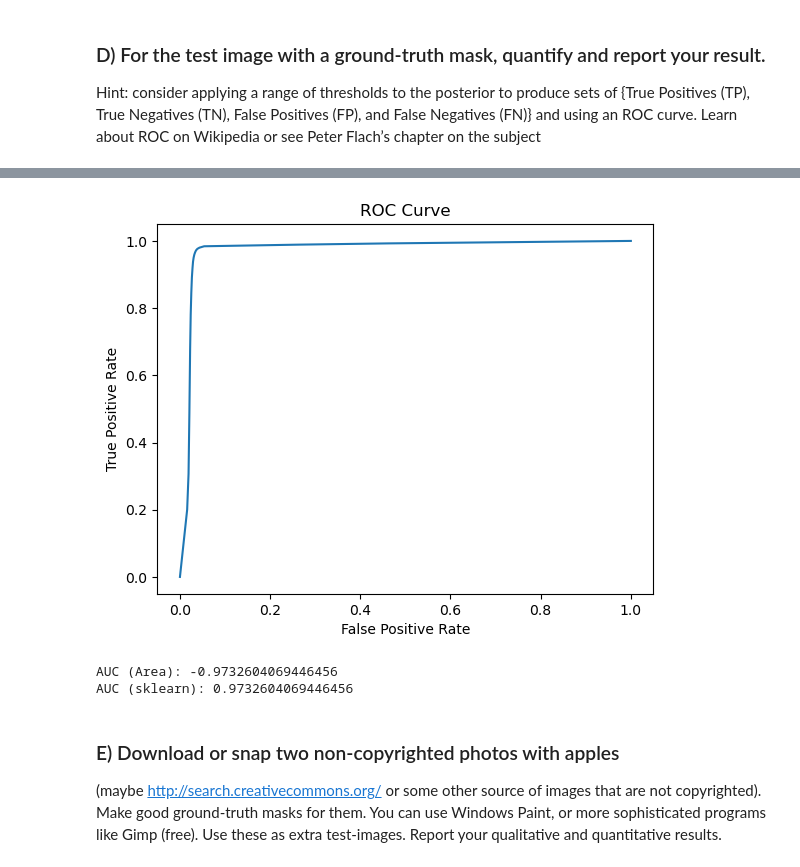
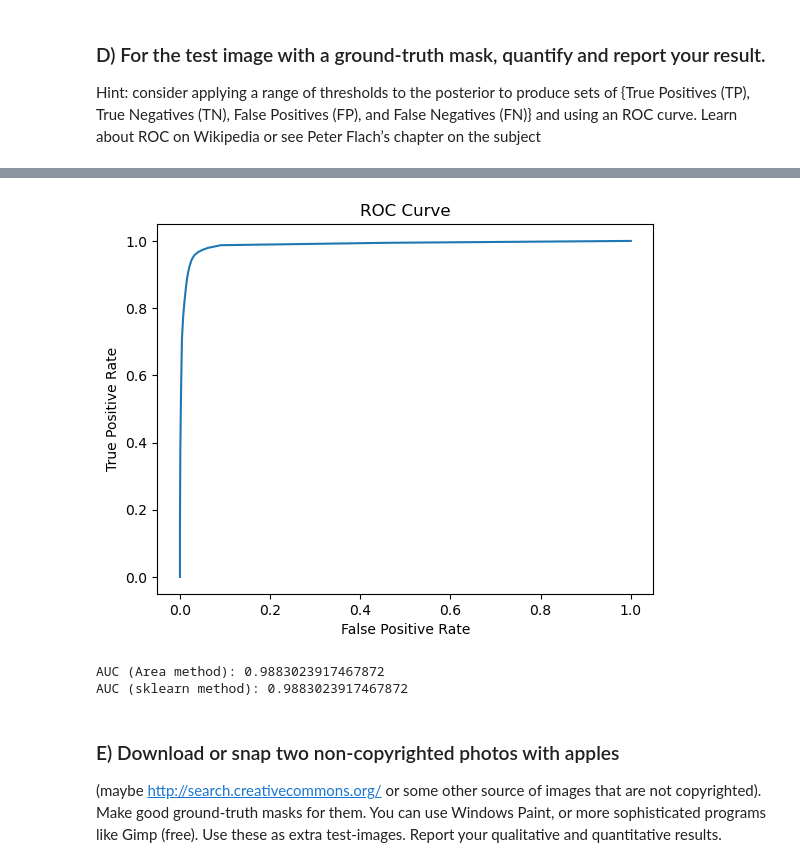
Before and after one commit to swirling-wind/MachineVision_CourseWork01, a Jupyter notebook: practicalMixGauss_Apples.ipynb, the cells around one changed output, grey strips where cells are left out. Cells and saved outputs as stored; diff of their text form; code cells hidden in the pictures.

```diff
--- a/practicalMixGauss_Apples.ipynb
+++ b/practicalMixGauss_Apples.ipynb
@@ -108,7 +108,7 @@ def fitMixGauss(data, k):
 
     logLike = getMixGaussLogLike(data, mixGaussEst)
     print('Log Likelihood Iter 0 : {:4.3f}\n'.format(logLike))
-    nIter = 30
+    nIter = 32
     for cIter in range(nIter):
         # ===================== =====================
         # Expectation step
@@ -270,20 +267,19 @@ plt.show()
 # %%
-threshold_list = np.linspace(0, 1, 20)
-roc_list = []
-tpr_list = []
-fpr_list = []
-for threshold in threshold_list:
-    print(f"Threshold: {threshold}")
-    test_with_gt_inference = inference_mask(test_image_with_gt, apple_mog_estimated, non_apple_mog_estimated, threshold)
+def calculate_roc(test_image_with_gt, test_gt_mask, apple_mog_estimated, non_apple_mog_estimated):
+    tpr_list = []
+    fpr_list = []
+    threshold_list = np.linspace(0, 1, 20)
+    for threshold in threshold_list:
+        test_with_gt_inference = inference_mask(test_image_with_gt, apple_mog_estimated, non_apple_mog_estimated, threshold=threshold)
+        print(f"Threshold: {threshold}")
+        true_pos = np.sum(np.logical_and(test_gt_mask, test_with_gt_inference))
+        true_neg = np.sum(np.logical_and(np.logical_not(test_gt_mask), np.logical_not(test_with_gt_inference)))
+        false_pos = np.sum(np.logical_and(np.logical_not(test_gt_mask), test_with_gt_inference))
+        false_neg = np.sum(np.logical_and(test_gt_mask, np.logical_not(test_with_gt_inference)))
 
-    true_pos = np.sum(np.logical_and(test_gt_mask, test_with_gt_inference))
-    true_neg = np.sum(np.logical_and(np.logical_not(test_gt_mask), np.logical_not(test_with_gt_inference)))
-    false_pos = np.sum(np.logical_and(np.logical_not(test_gt_mask), test_with_gt_inference))
-    false_neg = np.sum(np.logical_and(test_gt_mask, np.logical_not(test_with_gt_inference)))
+        tpr = true_pos / (true_pos + false_neg)
+        fpr = false_pos / (false_pos + true_neg)
+        tpr_list.append(tpr)
+        fpr_list.append(fpr)
 
-    # calculate roc
-    tpr = true_pos / (true_pos + false_neg)
-    fpr = false_pos / (false_pos + true_neg)
-    tpr_list.append(tpr)
-    fpr_list.append(fpr)
-    roc_list.append([tpr, fpr])
+    return tpr_list, fpr_list
@@ -310,0 +286,2 @@ Threshold: 1.0
+# %%
+tpr_list, fpr_list = calculate_roc(test_image_with_gt, test_gt_mask, apple_mog_estimated, non_apple_mog_estimated)
@@ -311,23 +309,25 @@ Threshold: 1.0
 # %%
 # Plot ROC Curve
-roc_list = np.array(roc_list)
+roc_list = np.array([tpr_list, fpr_list]).T
 plt.plot(roc_list[:, 1], roc_list[:, 0])
 plt.xlabel("False Positive Rate")
 plt.ylabel("True Positive Rate")
 plt.title("ROC Curve")
 plt.show()
 
 # Calculate AUC with 2 methods to check
+# trapz need to swap the order
+roc_list = roc_list[roc_list[:, 1].argsort()]
 auc = np.trapz(roc_list[:, 0], roc_list[:, 1])
-print(f"AUC (Area): {auc}")
+print(f"AUC (Area method): {auc}")
 
 from sklearn.metrics import roc_curve, auc
 roc_auc = auc(fpr_list, tpr_list)
-print(f"AUC (sklearn): {roc_auc}")
+print(f"AUC (sklearn method): {roc_auc}")
 # %% [output]
-[figure, old version]
+[figure, new version]
-AUC (Area): -0.9732604069446456
-AUC (sklearn): 0.9732604069446456
+AUC (Area method): 0.9883023917467872
+AUC (sklearn method): 0.9883023917467872
 # %% [markdown]
 ### E) Download or snap two non-copyrighted photos with apples
 (maybe http://search.creativecommons.org/ or some other source of images that are not copyrighted).
```
Also changed, not shown: parts of 14 cells of this notebook, 3 other files.
